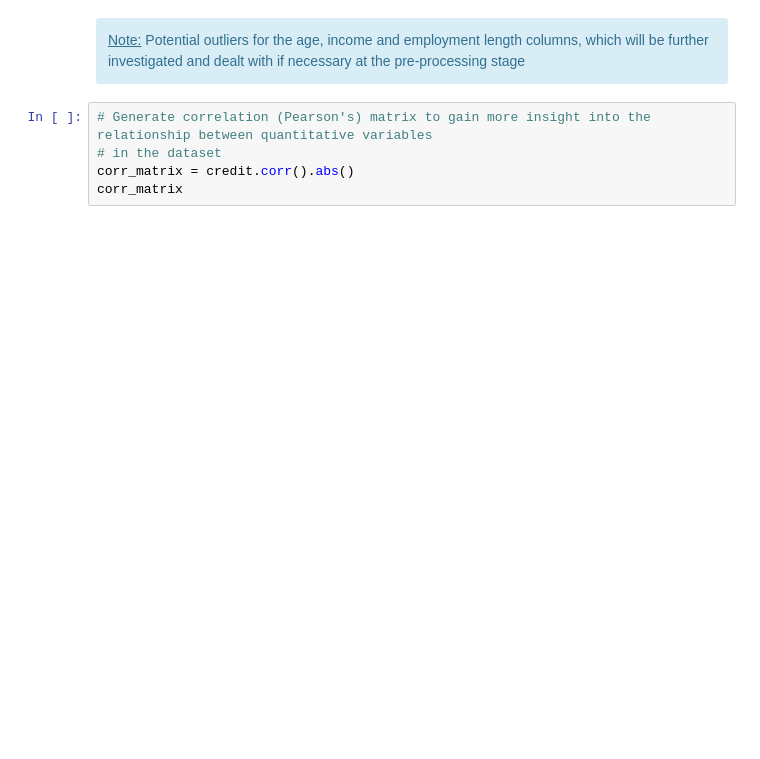
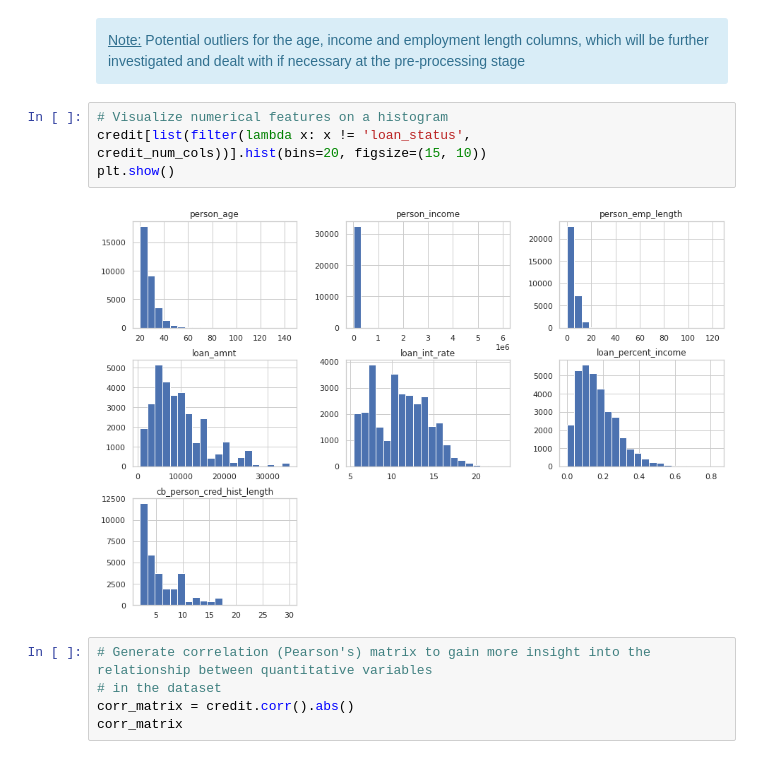
Before and after one commit to valkiss024/credit-risk-analysis, a Jupyter notebook: Credit Analysis.ipynb, the cells around one changed output. Drawn from its saved outputs; the diff is of its cells as text; blank space fills up the shorter version.

```diff
--- a/Credit Analysis.ipynb
+++ b/Credit Analysis.ipynb
@@ -208,6 +212,12 @@ credit.describe()
 | max | 144.000000 | 6.000000e+06 | 123.000000 | 35000.000000 | 23.220000 | 1.000000 | ... |
 # %% [markdown]
 <div class='alert alert-block alert-info'> <u>Note:</u> Potential outliers for the age, income and employment length columns, which will be further investigated and dealt with if necessary at the pre-processing stage</div>
+# %%
+# Visualize numerical features on a histogram
+credit[list(filter(lambda x: x != 'loan_status', credit_num_cols))].hist(bins=20, figsize=(15, 10))
+plt.show()
+# %% [output]
+[figure, added]
 # %%
 # Generate correlation (Pearson's) matrix to gain more insight into the relationship between quantitative variables
 # in the dataset
```
Also changed, not shown: parts of 20 cells of this notebook.
